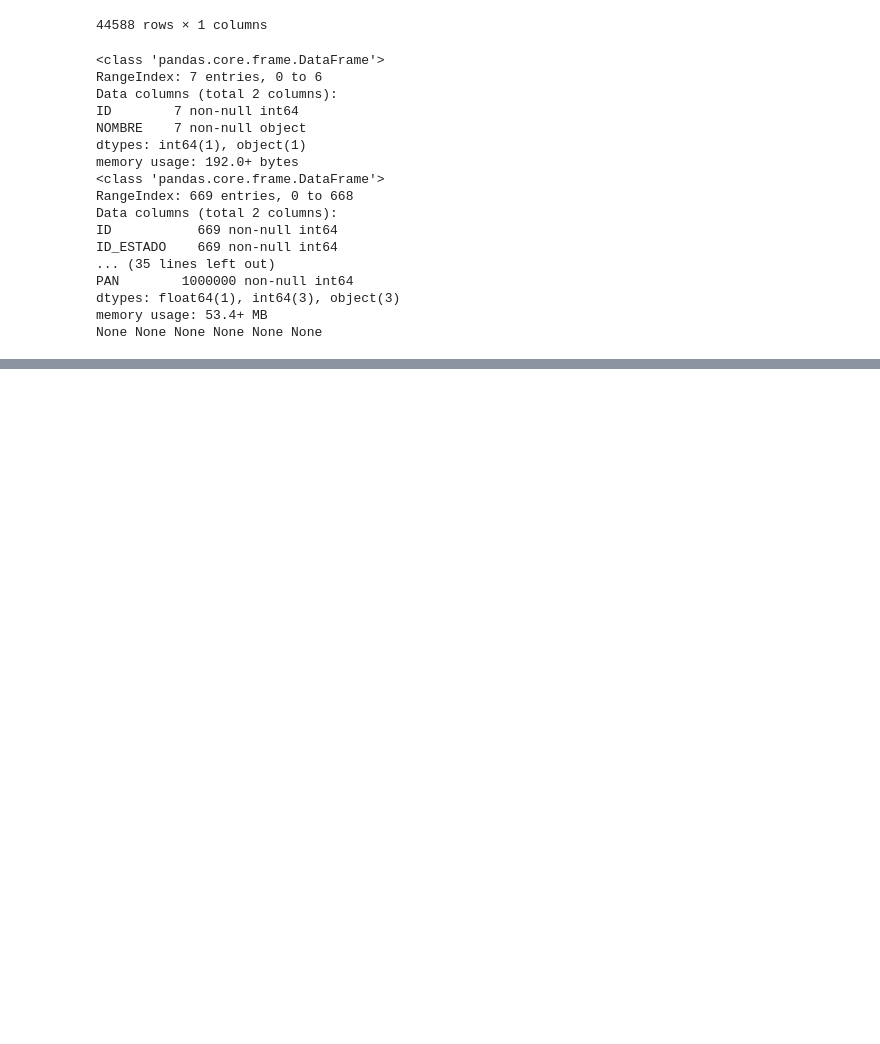
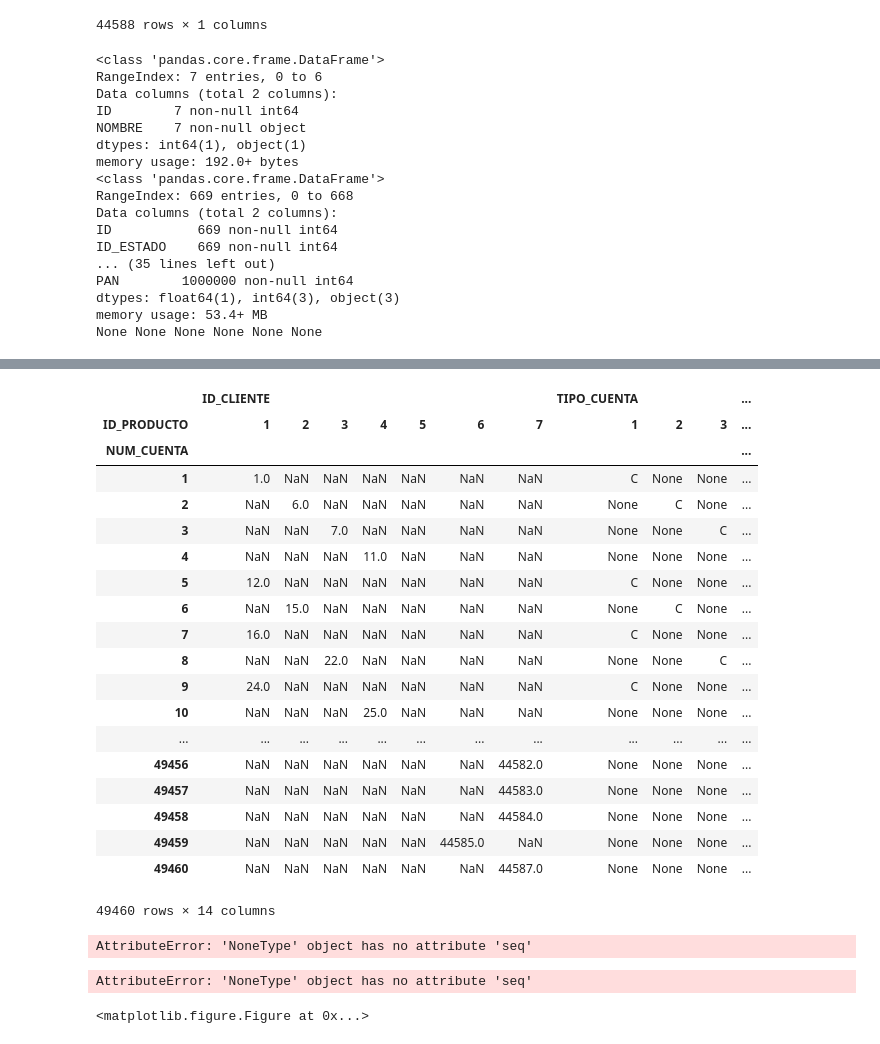
Before and after one commit to flipfudali002/TSC-Equipo-4-, a Jupyter notebook: Tarea Relacion de Sucursales .ipynb, the cells around one changed output, grey strips where cells are left out. Drawn from its saved outputs; the diff is of its cells as text; code cells hidden in the pictures; blank space fills up the shorter version.

```diff
--- a/Tarea Relacion de Sucursales .ipynb
+++ b/Tarea Relacion de Sucursales .ipynb
@@ -142,0 +273,31 @@ None None None None None None
+# %%
+cuenta = pd.read_csv("CUENTA.txt", sep='|')
+cuenta.pivot(index='NUM_CUENTA', columns='ID_PRODUCTO')
+# %% [output]
+|  | ID_CLIENTE |  |  |  |  |  |  | TIPO_CUENTA |  |  | ... |
+| ID_PRODUCTO | 1 | 2 | 3 | 4 | 5 | 6 | 7 | 1 | 2 | 3 | ... |
+| NUM_CUENTA |  |  |  |  |  |  |  |  |  |  | ... |
+| 1 | 1.0 | NaN | NaN | NaN | NaN | NaN | NaN | C | None | None | ... |
+| 2 | NaN | 6.0 | NaN | NaN | NaN | NaN | NaN | None | C | None | ... |
+| 3 | NaN | NaN | 7.0 | NaN | NaN | NaN | NaN | None | None | C | ... |
+| 4 | NaN | NaN | NaN | 11.0 | NaN | NaN | NaN | None | None | None | ... |
+| 5 | 12.0 | NaN | NaN | NaN | NaN | NaN | NaN | C | None | None | ... |
+| 6 | NaN | 15.0 | NaN | NaN | NaN | NaN | NaN | None | C | None | ... |
+| 7 | 16.0 | NaN | NaN | NaN | NaN | NaN | NaN | C | None | None | ... |
+| 8 | NaN | NaN | 22.0 | NaN | NaN | NaN | NaN | None | None | C | ... |
+| 9 | 24.0 | NaN | NaN | NaN | NaN | NaN | NaN | C | None | None | ... |
+| 10 | NaN | NaN | NaN | 25.0 | NaN | NaN | NaN | None | None | None | ... |
+| ... | ... | ... | ... | ... | ... | ... | ... | ... | ... | ... | ... |
+| 49456 | NaN | NaN | NaN | NaN | NaN | NaN | 44582.0 | None | None | None | ... |
+| 49457 | NaN | NaN | NaN | NaN | NaN | NaN | 44583.0 | None | None | None | ... |
+| 49458 | NaN | NaN | NaN | NaN | NaN | NaN | 44584.0 | None | None | None | ... |
+| 49459 | NaN | NaN | NaN | NaN | NaN | 44585.0 | NaN | None | None | None | ... |
+| 49460 | NaN | NaN | NaN | NaN | NaN | NaN | 44587.0 | None | None | None | ... |
+49460 rows × 14 columns
+# %%
+producto = pd.read_csv('producto.txt', sep="|")
+plt.plot(producto)
+# %% [output]
+AttributeError: 'NoneType' object has no attribute 'seq'
+AttributeError: 'NoneType' object has no attribute 'seq'
+<matplotlib.figure.Figure at 0x...>
```
Also changed, not shown: parts of 10 cells of this notebook.
